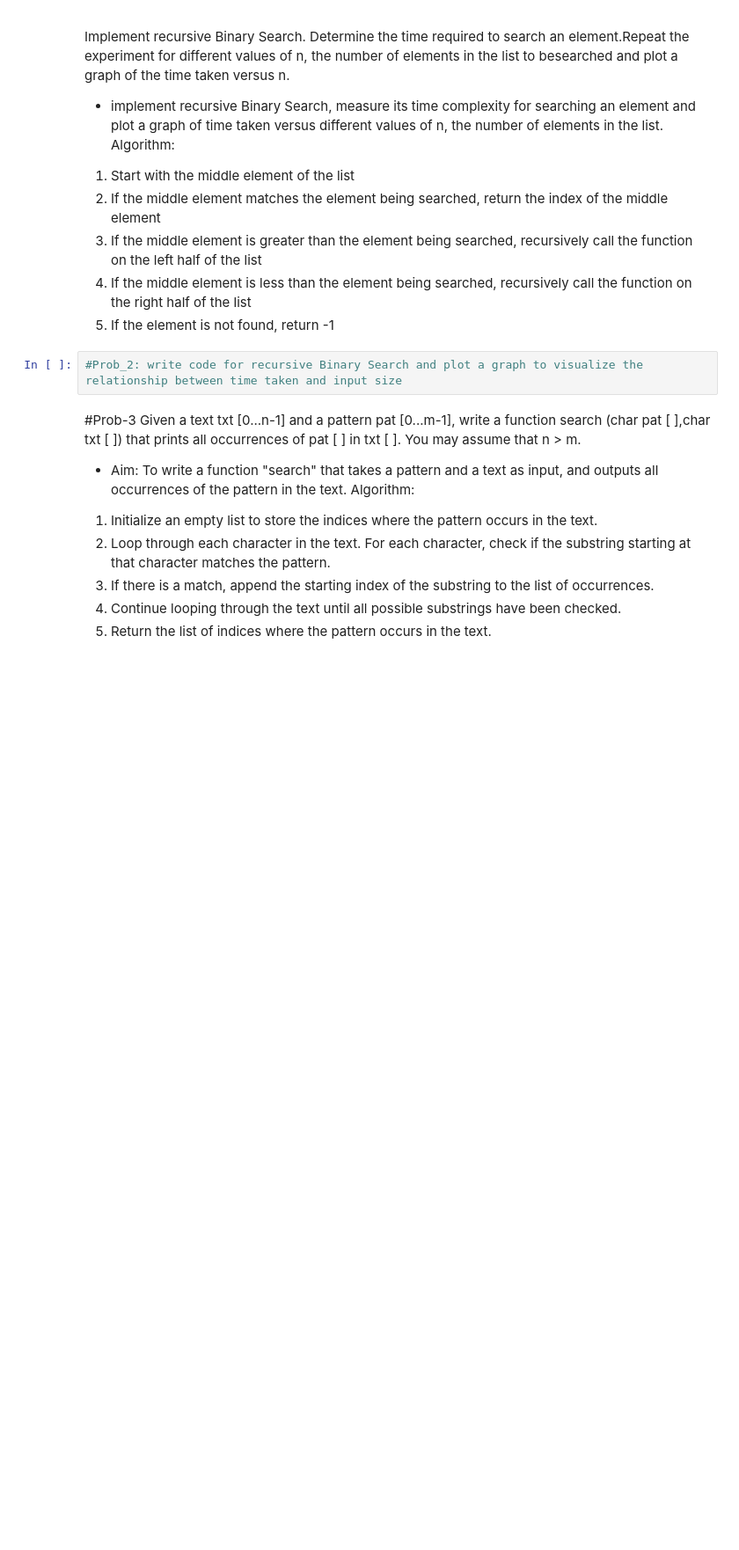
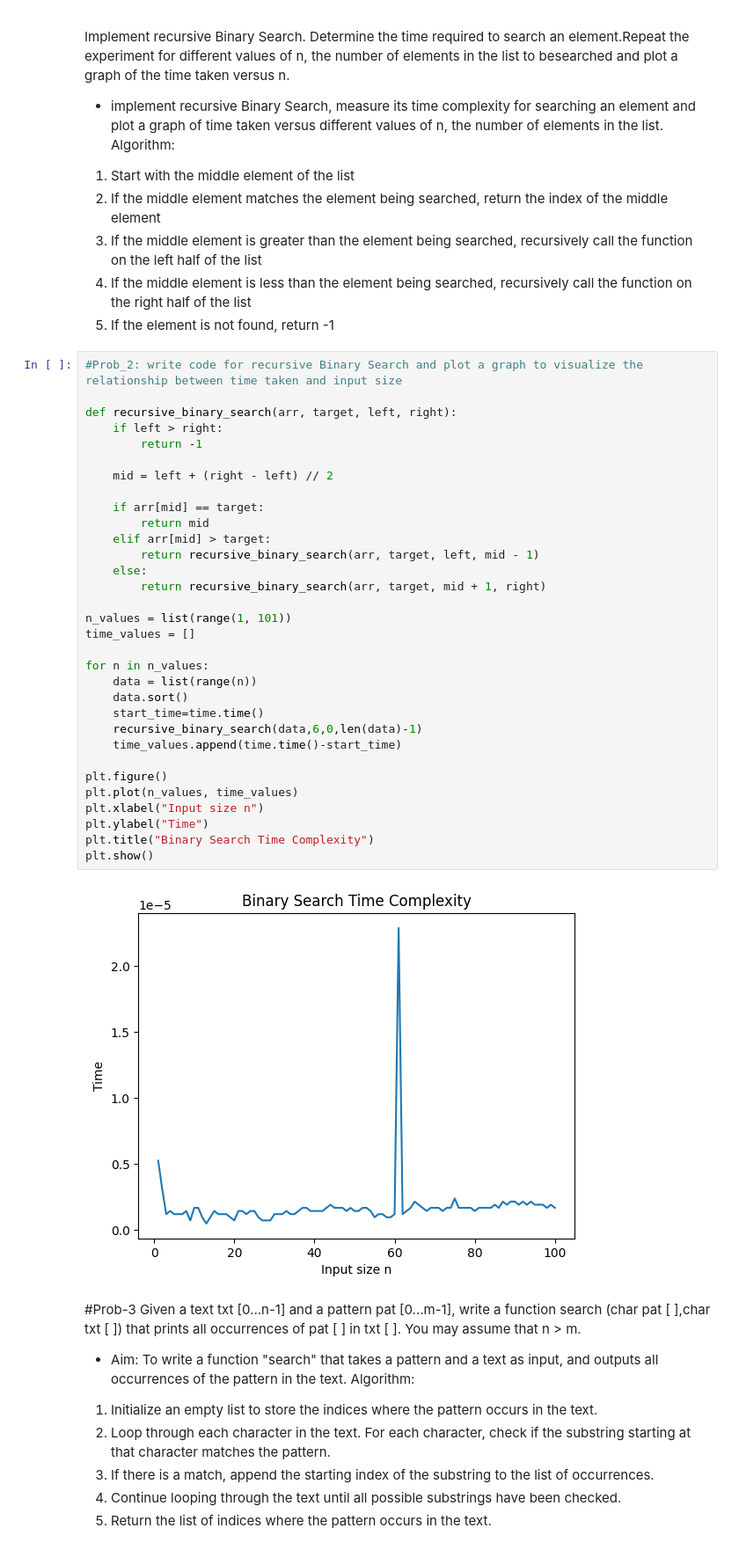
Before and after one commit to shubhi1401/ALGO-, a Jupyter notebook: lab_4.ipynb, the cells around one changed output. Shown at 88% size. Cells and saved outputs as stored; diff of their text form; blank space fills up the shorter version.

```diff
--- a/lab_4.ipynb
+++ b/lab_4.ipynb
@@ -33,8 +49,40 @@ Algorithm:
 3. If the middle element is greater than the element being searched, recursively call the function on the left half of the list
 4. If the middle element  is  less than the element  being searched, recursively call the function on the right half of the list
 5. If the element is not found, return -1
-# %%
-#Prob_2: write code for recursive Binary Search and plot a graph to visualize the relationship between time taken and input size
+# %%
+#Prob_2: write code for recursive Binary Search and plot a graph to visualize the relationship between time taken and input size
+
+def recursive_binary_search(arr, target, left, right):
+    if left > right:
+        return -1
+
+    mid = left + (right - left) // 2
+
+    if arr[mid] == target:
+        return mid
+    elif arr[mid] > target:
+        return recursive_binary_search(arr, target, left, mid - 1)
+    else:
+        return recursive_binary_search(arr, target, mid + 1, right)
+
+n_values = list(range(1, 101))
+time_values = []
+
+for n in n_values:
+    data = list(range(n))
+    data.sort()
+    start_time=time.time()
+    recursive_binary_search(data,6,0,len(data)-1)
+    time_values.append(time.time()-start_time)
+
+plt.figure()
+plt.plot(n_values, time_values)
+plt.xlabel("Input size n")
+plt.ylabel("Time")
+plt.title("Binary Search Time Complexity")
+plt.show()
+# %% [output]
+[figure, added]
 # %% [markdown]
 #Prob-3
 Given a text txt [0...n-1] and a pattern pat [0...m-1], write a function search (char pat [ ],char txt [ ]) that prints all occurrences of pat [ ] in txt [ ]. You may assume that n > m.
```
Also changed, not shown: parts of 5 cells of this notebook.
